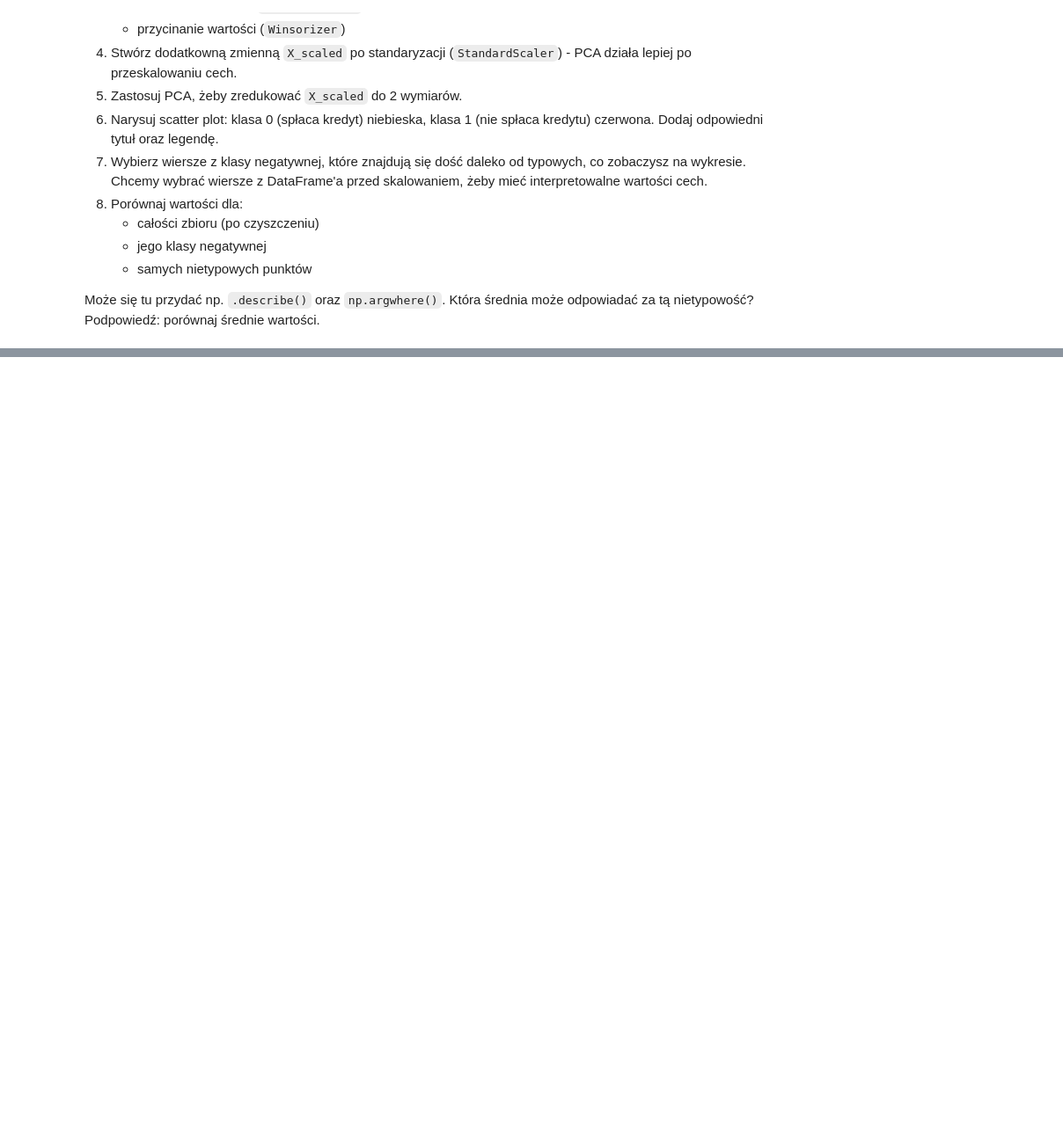
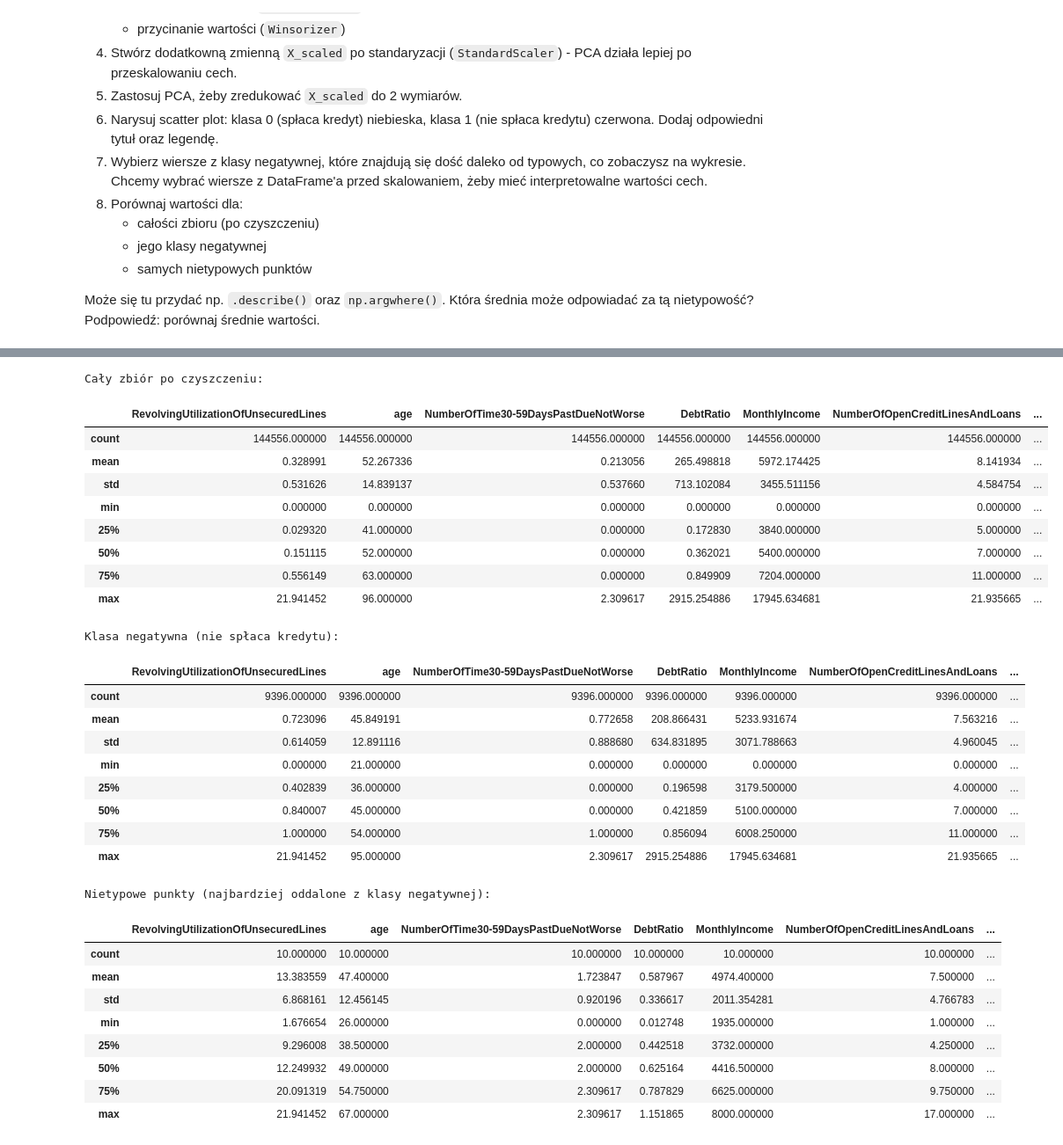
Before and after one commit to domino644/pum, a Jupyter notebook: lab6/notebook.ipynb, the cells around one changed output, grey strips where cells are left out. Shown at 88% size. Cells and saved outputs as stored; diff of their text form; code cells hidden in the pictures; blank space fills up the shorter version.

```diff
--- a/lab6/notebook.ipynb
+++ b/lab6/notebook.ipynb
@@ -779,0 +823,55 @@ Może się tu przydać np. `.describe()` oraz `np.argwhere()`. Która średnia m
+# %%
+import numpy as np
+
+mask_bad = y_clean == 1
+X_bad = X_scaled_2dim[mask_bad.values]
+
+distances = np.linalg.norm(X_bad, axis=1)
+
+n_outliers = 10
+outlier_indices = np.argsort(distances)[-n_outliers:]
+
+bad_indices = y_clean[mask_bad].index
+outlier_df_indices = bad_indices[outlier_indices]
+
+X_train_outliers = X_train.loc[outlier_df_indices]
+
+print("Cały zbiór po czyszczeniu:")
+display(X_train.describe())
+
+print("Klasa negatywna (nie spłaca kredytu):")
+display(X_train.loc[y_clean == 1].describe())
+
+print("Nietypowe punkty (najbardziej oddalone z klasy negatywnej):")
+display(X_train_outliers.describe())
+# %% [output]
+Cały zbiór po czyszczeniu:
+|  | RevolvingUtilizationOfUnsecuredLines | age | NumberOfTime30-59DaysPastDueNotWorse | DebtRatio | MonthlyIncome | NumberOfOpenCreditLinesAndLoans | ... |
+| count | 144556.000000 | 144556.000000 | 144556.000000 | 144556.000000 | 144556.000000 | 144556.000000 | ... |
+| mean | 0.328991 | 52.267336 | 0.213056 | 265.498818 | 5972.174425 | 8.141934 | ... |
+| std | 0.531626 | 14.839137 | 0.537660 | 713.102084 | 3455.511156 | 4.584754 | ... |
+| min | 0.000000 | 0.000000 | 0.000000 | 0.000000 | 0.000000 | 0.000000 | ... |
+| 25% | 0.029320 | 41.000000 | 0.000000 | 0.172830 | 3840.000000 | 5.000000 | ... |
+| 50% | 0.151115 | 52.000000 | 0.000000 | 0.362021 | 5400.000000 | 7.000000 | ... |
+| 75% | 0.556149 | 63.000000 | 0.000000 | 0.849909 | 7204.000000 | 11.000000 | ... |
+| max | 21.941452 | 96.000000 | 2.309617 | 2915.254886 | 17945.634681 | 21.935665 | ... |
+Klasa negatywna (nie spłaca kredytu):
+|  | RevolvingUtilizationOfUnsecuredLines | age | NumberOfTime30-59DaysPastDueNotWorse | DebtRatio | MonthlyIncome | NumberOfOpenCreditLinesAndLoans | ... |
+| count | 9396.000000 | 9396.000000 | 9396.000000 | 9396.000000 | 9396.000000 | 9396.000000 | ... |
+| mean | 0.723096 | 45.849191 | 0.772658 | 208.866431 | 5233.931674 | 7.563216 | ... |
+| std | 0.614059 | 12.891116 | 0.888680 | 634.831895 | 3071.788663 | 4.960045 | ... |
+| min | 0.000000 | 21.000000 | 0.000000 | 0.000000 | 0.000000 | 0.000000 | ... |
+| 25% | 0.402839 | 36.000000 | 0.000000 | 0.196598 | 3179.500000 | 4.000000 | ... |
+| 50% | 0.840007 | 45.000000 | 0.000000 | 0.421859 | 5100.000000 | 7.000000 | ... |
+| 75% | 1.000000 | 54.000000 | 1.000000 | 0.856094 | 6008.250000 | 11.000000 | ... |
+| max | 21.941452 | 95.000000 | 2.309617 | 2915.254886 | 17945.634681 | 21.935665 | ... |
+Nietypowe punkty (najbardziej oddalone z klasy negatywnej):
+|  | RevolvingUtilizationOfUnsecuredLines | age | NumberOfTime30-59DaysPastDueNotWorse | DebtRatio | MonthlyIncome | NumberOfOpenCreditLinesAndLoans | ... |
+| count | 10.000000 | 10.000000 | 10.000000 | 10.000000 | 10.000000 | 10.000000 | ... |
+| mean | 13.383559 | 47.400000 | 1.723847 | 0.587967 | 4974.400000 | 7.500000 | ... |
+| std | 6.868161 | 12.456145 | 0.920196 | 0.336617 | 2011.354281 | 4.766783 | ... |
+| min | 1.676654 | 26.000000 | 0.000000 | 0.012748 | 1935.000000 | 1.000000 | ... |
+| 25% | 9.296008 | 38.500000 | 2.000000 | 0.442518 | 3732.000000 | 4.250000 | ... |
+| 50% | 12.249932 | 49.000000 | 2.000000 | 0.625164 | 4416.500000 | 8.000000 | ... |
+| 75% | 20.091319 | 54.750000 | 2.309617 | 0.787829 | 6625.000000 | 9.750000 | ... |
+| max | 21.941452 | 67.000000 | 2.309617 | 1.151865 | 8000.000000 | 17.000000 | ... |
```
Also changed, not shown: parts of 6 cells of this notebook.
